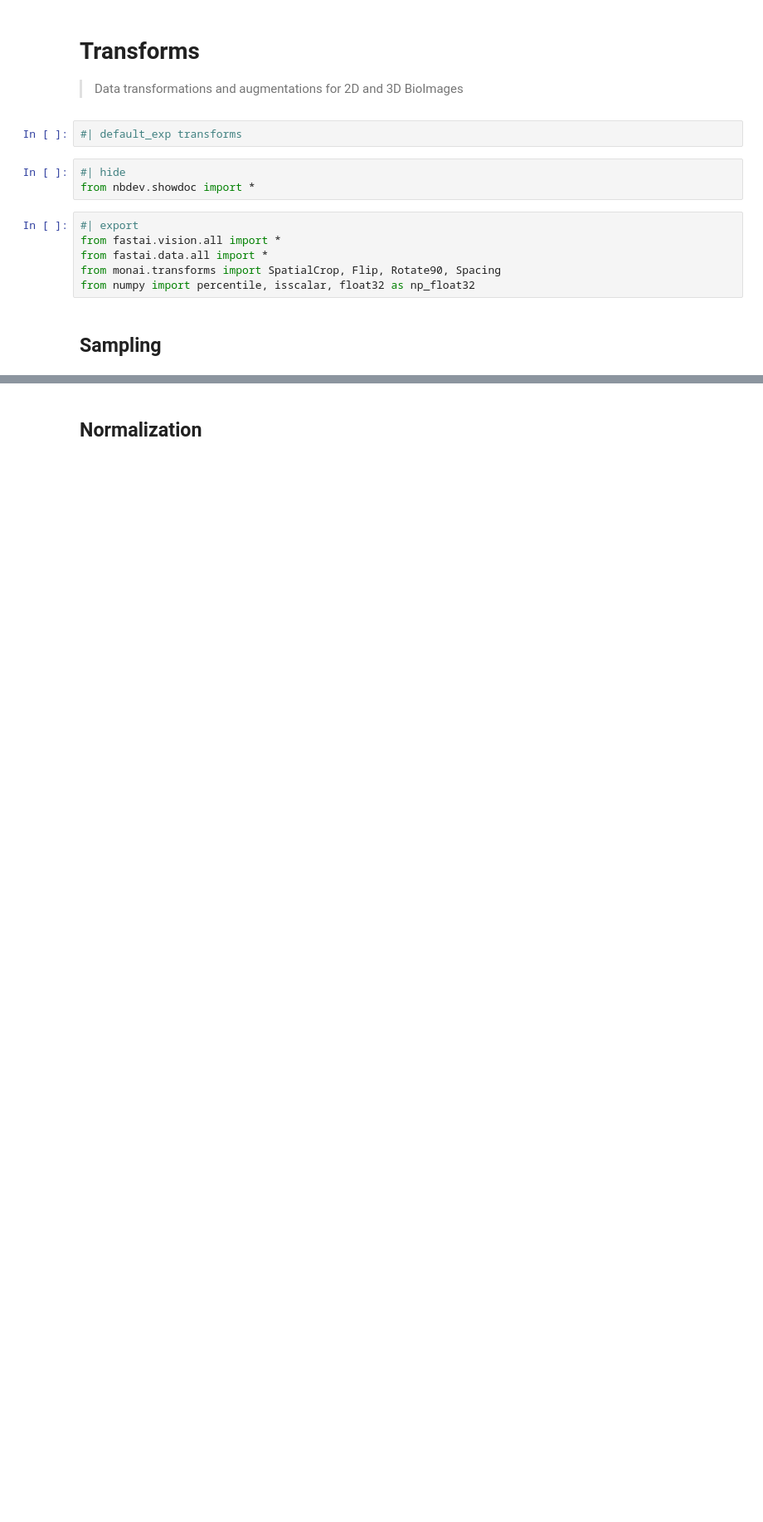
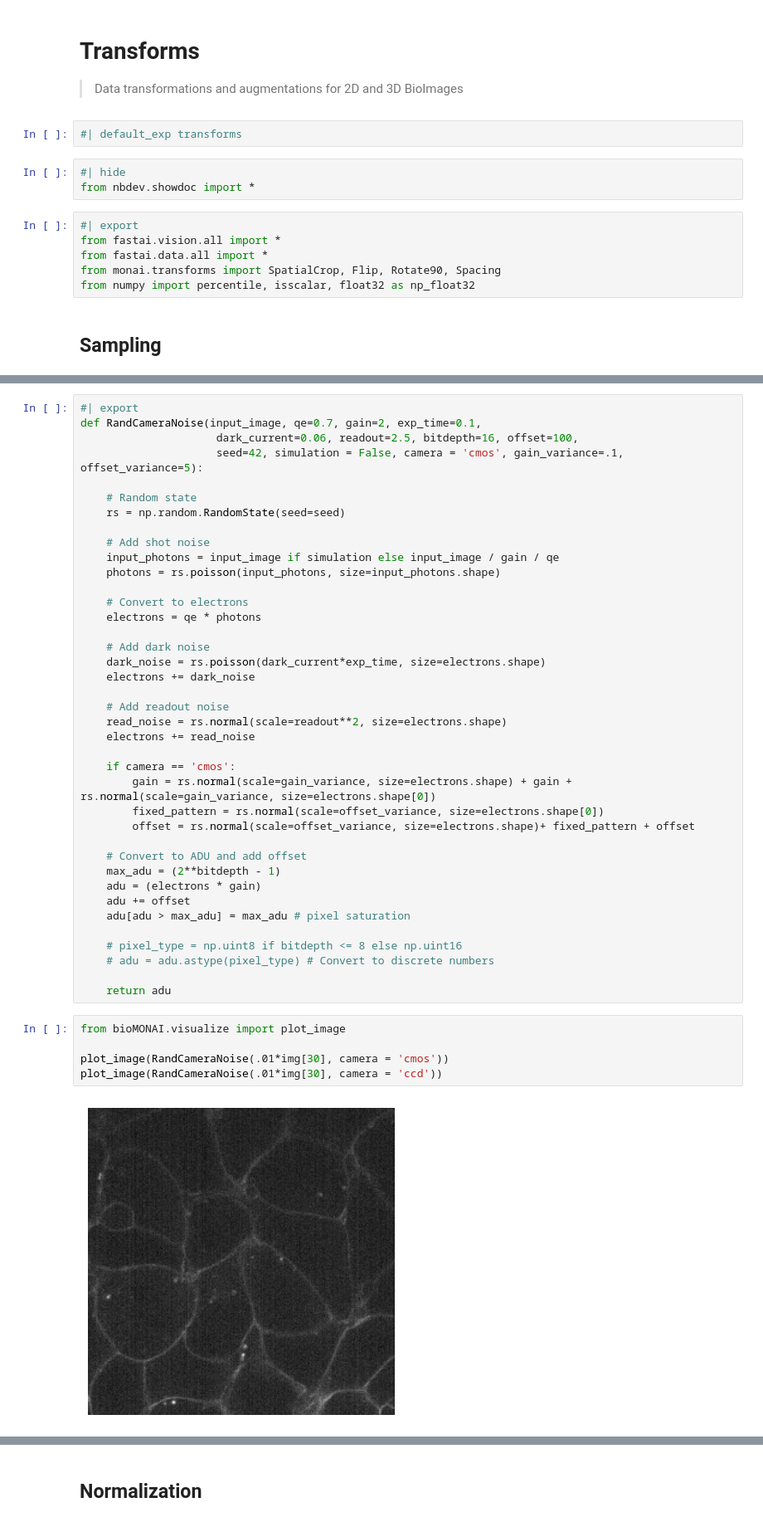
Before and after one commit to bmandracchia/bioMONAI, a Jupyter notebook: nbs/05_transforms.ipynb, the cells around one changed output, grey strips where cells are left out. Shown at 83% size. Saved outputs shown, nothing was run; the diff lists cells and outputs as text; blank space fills up the shorter version.

Commit message:
new - camera noise

```diff
--- a/nbs/05_transforms.ipynb
+++ b/nbs/05_transforms.ipynb
@@ -73,0 +78,46 @@ visualize_slices(img2, showlines=False)
+# %%
+#| export
+def RandCameraNoise(input_image, qe=0.7, gain=2, exp_time=0.1,
+                     dark_current=0.06, readout=2.5, bitdepth=16, offset=100,
+                     seed=42, simulation = False, camera = 'cmos', gain_variance=.1, offset_variance=5):
+
+    # Random state
+    rs = np.random.RandomState(seed=seed)
+
+    # Add shot noise
+    input_photons = input_image if simulation else input_image / gain / qe
+    photons = rs.poisson(input_photons, size=input_photons.shape)
+
+    # Convert to electrons
+    electrons = qe * photons
+
+    # Add dark noise
+    dark_noise = rs.poisson(dark_current*exp_time, size=electrons.shape)
+    electrons += dark_noise
+
+    # Add readout noise
+    read_noise = rs.normal(scale=readout**2, size=electrons.shape)
+    electrons += read_noise
+
+    if camera == 'cmos':
+        gain = rs.normal(scale=gain_variance, size=electrons.shape) + gain + rs.normal(scale=gain_variance, size=electrons.shape[0])
+        fixed_pattern = rs.normal(scale=offset_variance, size=electrons.shape[0])
+        offset = rs.normal(scale=offset_variance, size=electrons.shape)+ fixed_pattern + offset
+
+    # Convert to ADU and add offset
+    max_adu = (2**bitdepth - 1)
+    adu = (electrons * gain)
+    adu += offset
+    adu[adu > max_adu] = max_adu # pixel saturation
+
+    # pixel_type = np.uint8 if bitdepth <= 8 else np.uint16
+    # adu = adu.astype(pixel_type) # Convert to discrete numbers
+
+    return adu
+# %%
+from bioMONAI.visualize import plot_image
+
+plot_image(RandCameraNoise(.01*img[30], camera = 'cmos'))
+plot_image(RandCameraNoise(.01*img[30], camera = 'ccd'))
+# %% [output]
+[figure, added]
```
Also changed, not shown: parts of 8 cells of this notebook, 11 other files.
